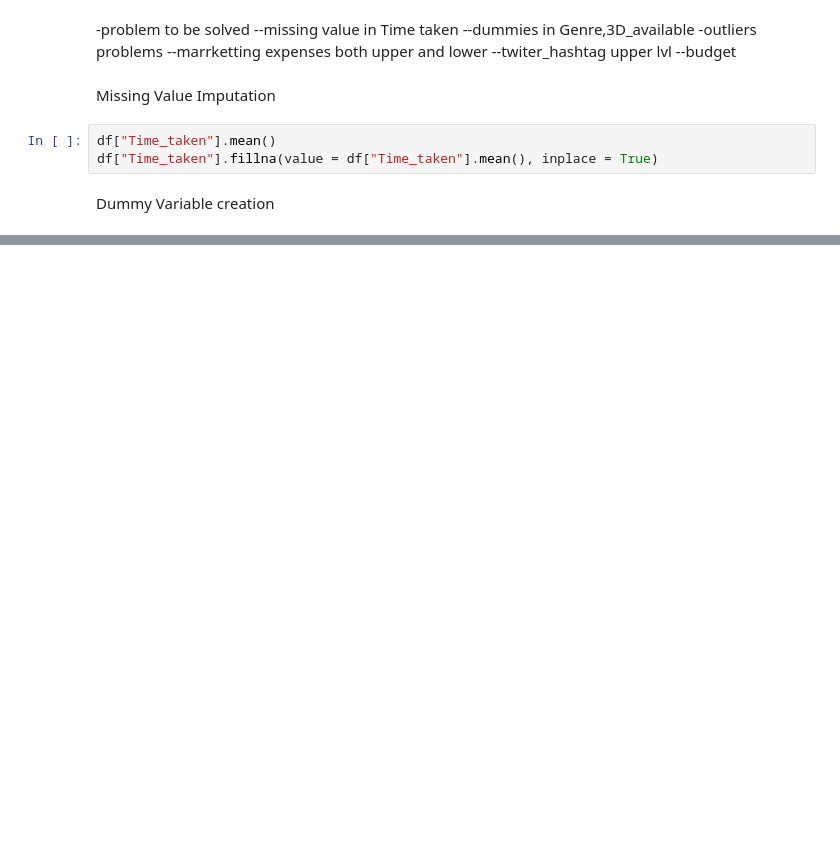
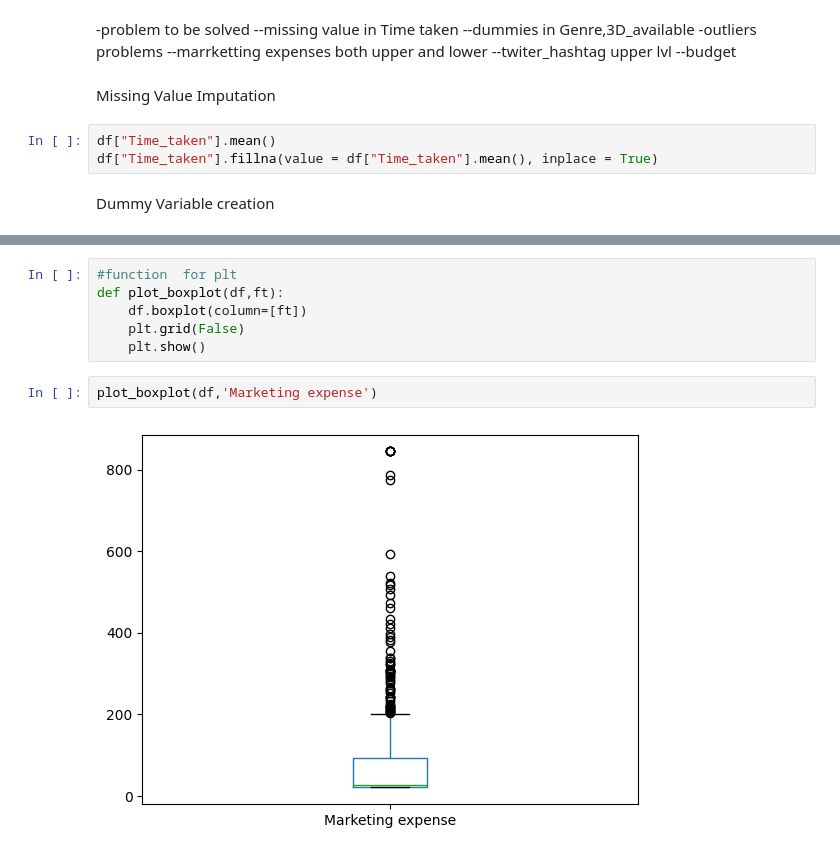
Before and after one commit to Toluwablaq/Decision-_for_movies_collection, a Jupyter notebook: movie_collection_prediction.ipynb, the cells around one changed output, grey strips where cells are left out. Saved outputs shown, nothing was run; the diff lists cells and outputs as text; blank space fills up the shorter version.

```diff
--- a/movie_collection_prediction.ipynb
+++ b/movie_collection_prediction.ipynb
@@ -79,3 +79,13 @@ df.describe()
 | 50% | 25.130200 | 74.380000 | 0.462000 | 34488.217500 | 151.000000 | 8.307500 | ... |
 | 75% | 93.541650 | 91.200000 | 0.551000 | 36793.542500 | 167.575000 | 8.865000 | ... |
 | max | 1799.524000 | 110.480000 | 0.615000 | 48772.900000 | 173.500000 | 9.435000 | ... |
+# %%
+#function  for plt
+def plot_boxplot(df,ft):
+    df.boxplot(column=[ft])
+    plt.grid(False)
+    plt.show()
+# %%
+plot_boxplot(df,'Marketing expense')
+# %% [output]
+[figure, added]
```
Also changed, not shown: parts of 3 cells of this notebook.
